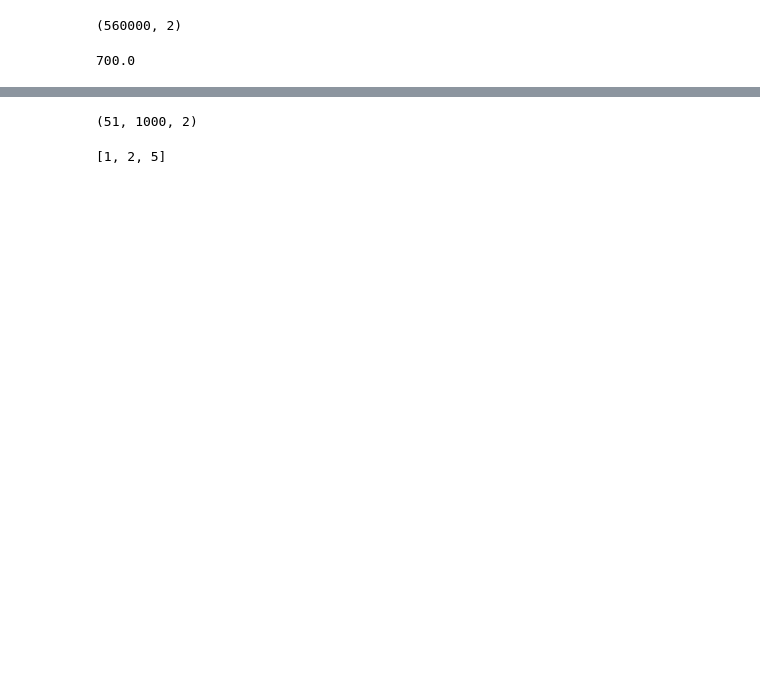
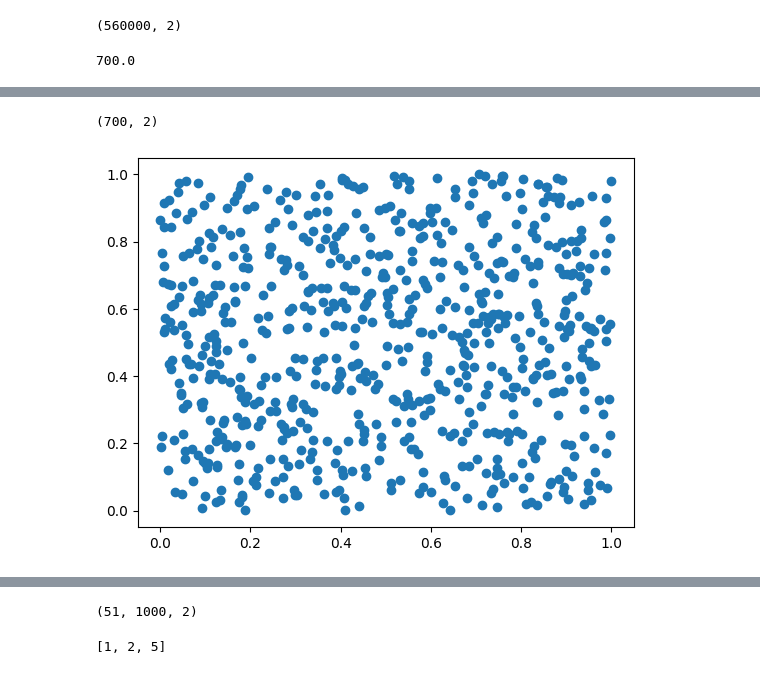
Before and after one commit to SuchethShenoy/DeepKoopman, a Jupyter notebook: data_viz/data_viz.ipynb, the cells around one changed output, grey strips where cells are left out. Cells and saved outputs as stored; diff of their text form; code cells hidden in the pictures; blank space fills up the shorter version.

```diff
--- a/data_viz/data_viz.ipynb
+++ b/data_viz/data_viz.ipynb
@@ -8,7 +8,7 @@ np.shape(pendulum1)
 (560000, 2)
 # %%
 len_traj = 800
-num_traj = np.shape(pendulum1)[0]/len_traj
+num_traj = np.shape(data)[0]/len_traj
 num_traj
 # %% [output]
 700.0
@@ -24,0 +25,10 @@ plt.plot(pendulum1[:len_traj*3, 1])
+# %%
+x = []
+for i in range(int(num_traj)):
+    x.append(data[int(i*len_traj), :])
+x = np.asarray(x)
+plt.scatter(x[:,0], x[:,1])
+np.shape(x)
+# %% [output]
+(700, 2)
+[figure, added]
```
Also changed, not shown: parts of 4 cells of this notebook.
